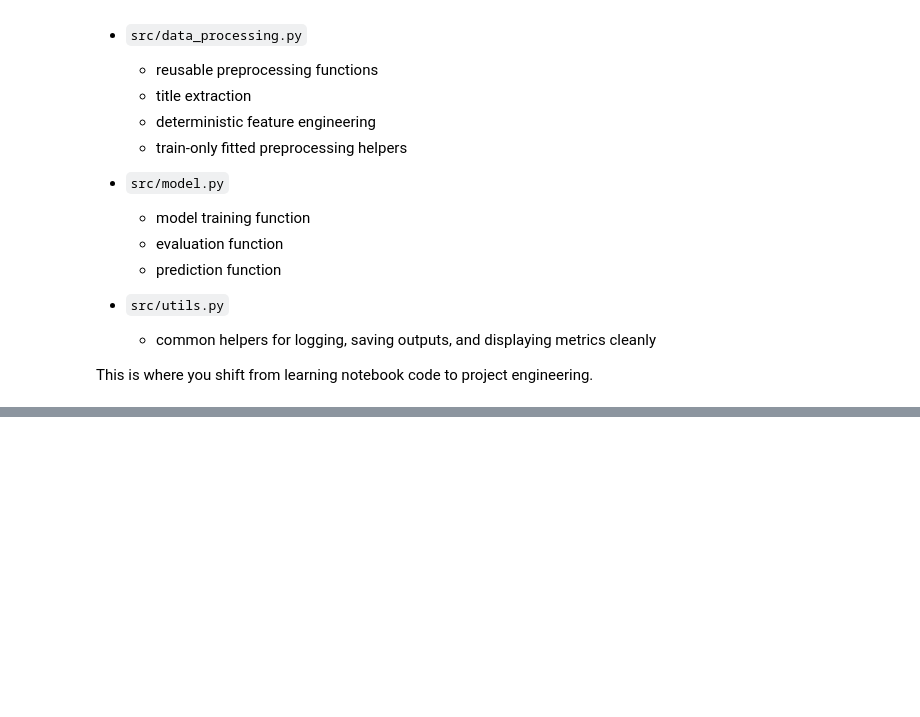
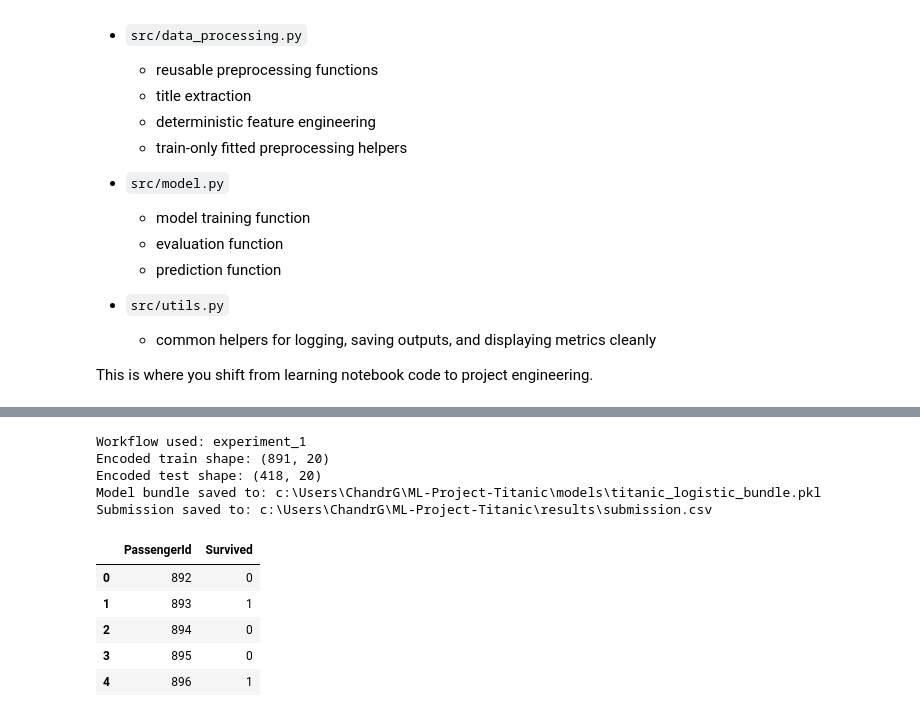
Before and after one commit to ganeshchandra015/ML-Project-Titanic, a Jupyter notebook: notebooks/data_processing.ipynb, the cells around one changed output, grey strips where cells are left out. Saved outputs shown, nothing was run; the diff lists cells and outputs as text; code cells hidden in the pictures; blank space fills up the shorter version.

Commit message:
Completed Project v1- Office Laptop

```diff
--- a/notebooks/data_processing.ipynb
+++ b/notebooks/data_processing.ipynb
@@ -1486,0 +1534,46 @@ This order protects the statistical validity of the project and also mirrors how
+# %%
+# Section 9 code hints
+
+import importlib
+import src.config as src_config
+import src.utils as src_utils
+import src.model as src_model
+import src.data_processing as src_data_processing
+
+importlib.reload(src_config)
+importlib.reload(src_utils)
+importlib.reload(src_model)
+importlib.reload(src_data_processing)
+
+import src.pipeline as src_pipeline
+importlib.reload(src_pipeline)
+
+from src.pipeline import train_final_pipeline
+
+artifacts = train_final_pipeline(
+    workflow=final_workflow,
+    model_bundle_path=os.path.join(project_root, 'models', 'titanic_logistic_bundle.pkl'),
+    submission_path=os.path.join(project_root, 'results', 'submission.csv'),
+)
+
+print(f"Workflow used: {artifacts['bundle']['workflow']}")
+print(f"Encoded train shape: {artifacts['train_shape']}")
+print(f"Encoded test shape: {artifacts['test_shape']}")
+print(f"Model bundle saved to: {artifacts['model_bundle_path']}")
+print(f"Submission saved to: {artifacts['submission_path']}")
+display(artifacts['submission'].head())
+
+# Reflection:
+# Why is a saved model bundle more useful than saving only the trained coefficients?
+# %% [output]
+Workflow used: experiment_1
+Encoded train shape: (891, 20)
+Encoded test shape: (418, 20)
+Model bundle saved to: c:\Users\ChandrG\ML-Project-Titanic\models\titanic_logistic_bundle.pkl
+Submission saved to: c:\Users\ChandrG\ML-Project-Titanic\results\submission.csv
+|  | PassengerId | Survived |
+| 0 | 892 | 0 |
+| 1 | 893 | 1 |
+| 2 | 894 | 0 |
+| 3 | 895 | 0 |
+| 4 | 896 | 1 |
```
Also changed, not shown: parts of 19 cells of this notebook, 8 other files.
